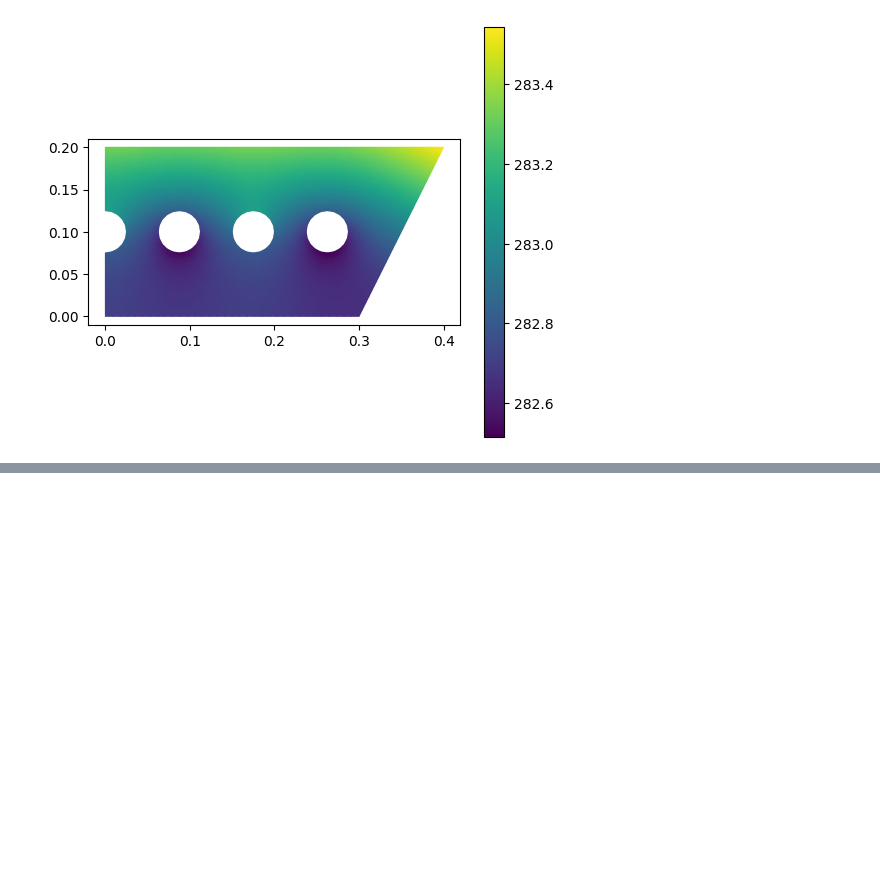
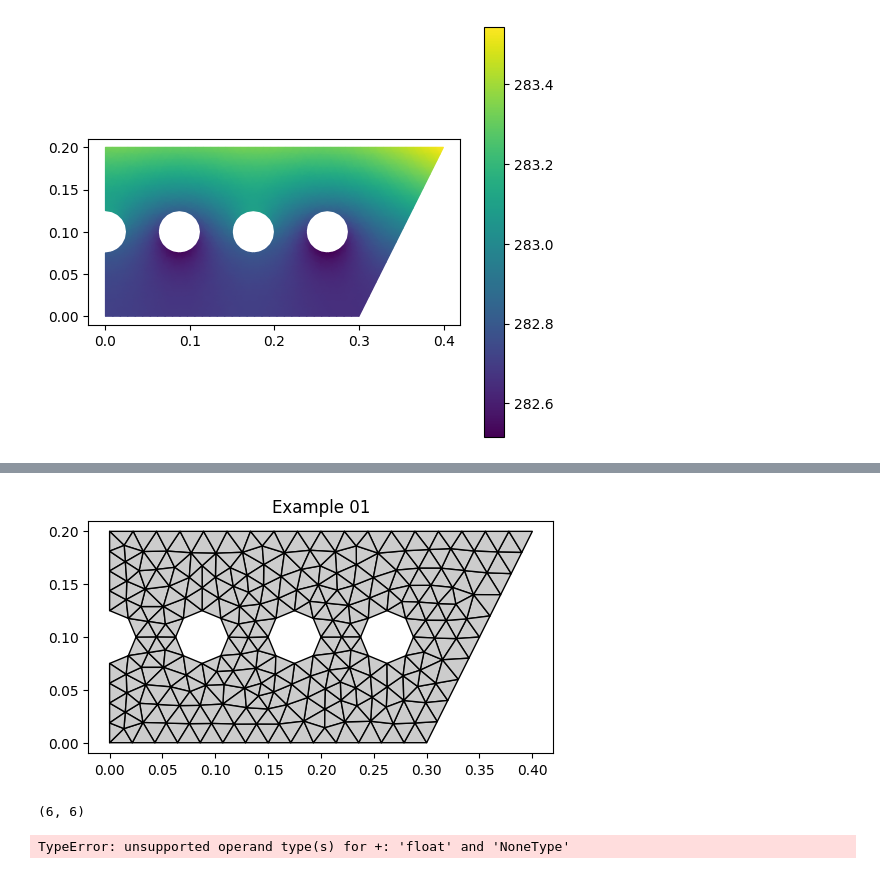
Before and after one commit to HermanEfr/Femprojekt, a Jupyter notebook: fem_proj.ipynb, the cells around one changed output, grey strips where cells are left out. Saved outputs shown, nothing was run; the diff lists cells and outputs as text; code cells hidden in the pictures; blank space fills up the shorter version.

```diff
--- a/fem_proj.ipynb
+++ b/fem_proj.ipynb
@@ -288,0 +357,23 @@ maxtemp()
+# %%
+mesh = cfm.GmshMesh(g)
+
+mesh.el_type = 2         # Element type is triangle
+mesh.dofs_per_node = 2     # Degrees of freedom per node
+mesh.el_size_factor = 0.050  # Element size Factor
+
+coords, edof, dofs, bdofs, elementmarkers = mesh.create()
+
+
+
+cfv.figure()
+cfv.drawMesh(
+    coords=coords,
+    edof=edof,
+    dofs_per_node=mesh.dofsPerNode,
+    el_type=mesh.elType,
+    filled=True,
+    title="Example 01"
+        )
+cfv.show()
+# %% [output]
+[figure, added]
@@ -288,0 +427,5 @@ maxtemp()
+# %%
+calc_displacement(coords, edof, dofs, bdofs, a[:,5])
+# %% [output]
+(6, 6)
+TypeError: unsupported operand type(s) for +: 'float' and 'NoneType'
```
Also changed, not shown: parts of 7 cells of this notebook.
